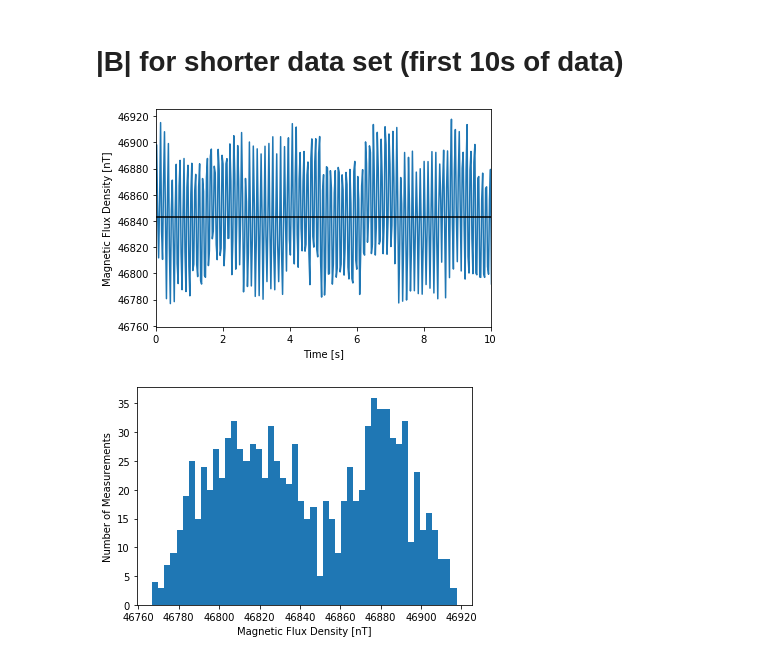
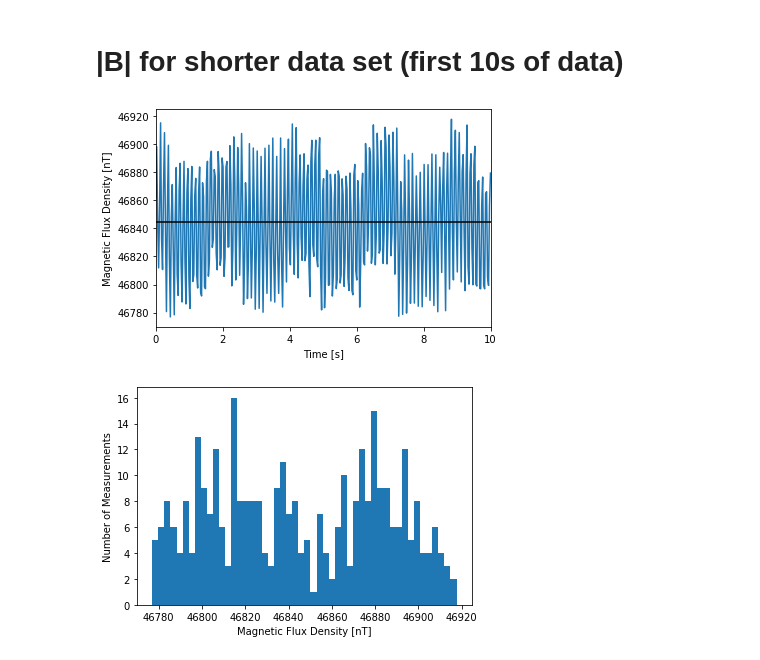
Before and after one commit to OregonIons/RM3100-Magnetic-Sensor, a Jupyter notebook: rm3100_adev.ipynb, the cells around one changed output. Saved outputs shown, nothing was run; the diff lists cells and outputs as text; code cells hidden in the pictures.

```diff
--- a/rm3100_adev.ipynb
+++ b/rm3100_adev.ipynb
@@ -257,23 +257,23 @@ Noise floor at 1 Hz: 1.6395076385847727 nT * Hz^(-1/2).
 # %% [markdown]
 # |B| for shorter data set (first 10s of data)
 # %%
-idx_10s = np.searchsorted(fX, 1., side="left")
+idx_10s = np.searchsorted(time, 10., side="left")
 
 # |B| vs time
 plt.figure(15)
 plt.plot(time[0:idx_10s], magn[0:idx_10s], zorder=1)
 plt.hlines(np.mean(magn[0:idx_10s]), 0, 10, zorder=2)
 plt.xlim(0, 10)
 plt.xlabel('Time [s]')
 plt.ylabel('Magnetic Flux Density [nT]')
 plt.show()
 
 # histogram
 plt.figure(16)
 plt.hist(magn[0:idx_10s], 50)
 plt.xlabel('Magnetic Flux Density [nT]')
 plt.ylabel('Number of Measurements')
 plt.show()
 # %% [output]
-[figure, old version]
+[figure, new version]
-[figure, old version]
+[figure, new version]
```
